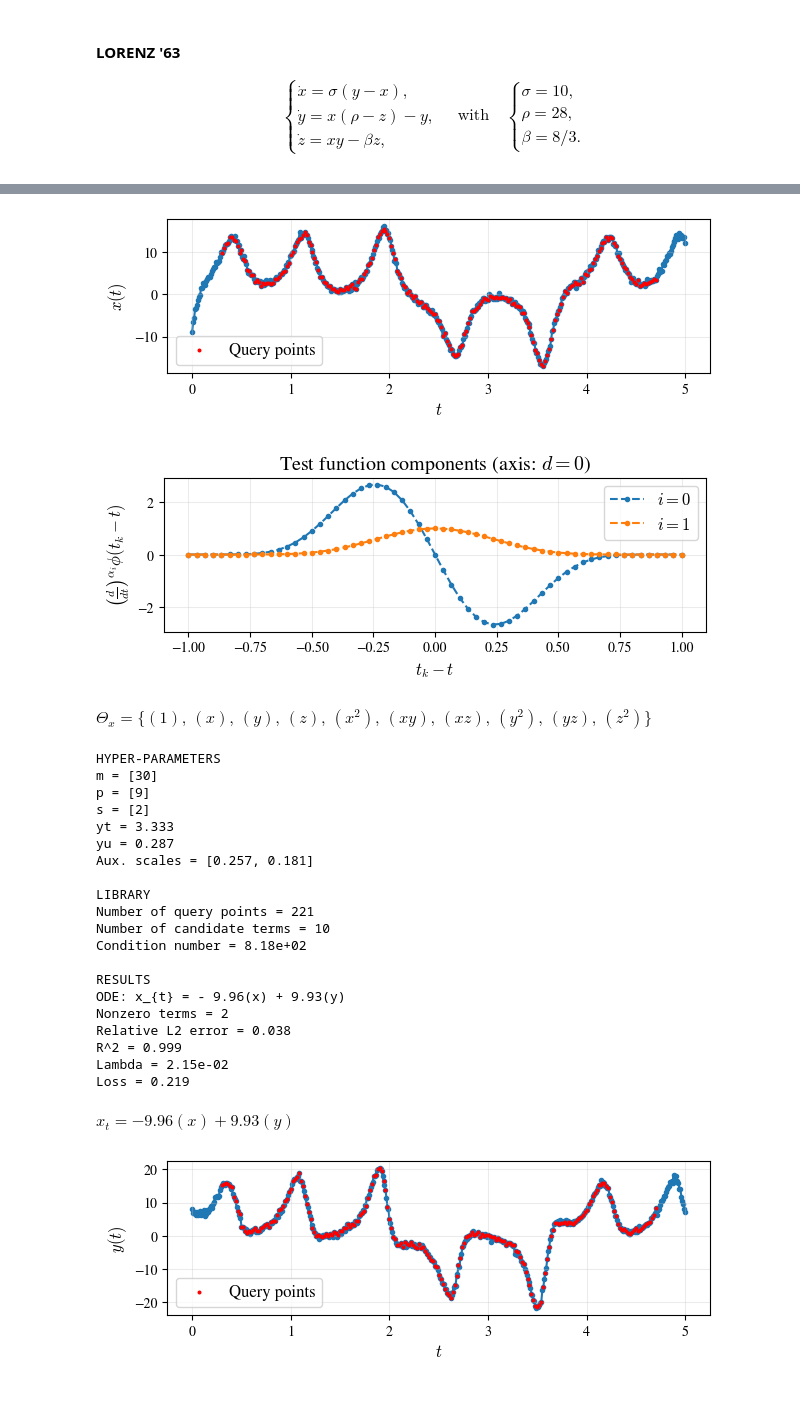
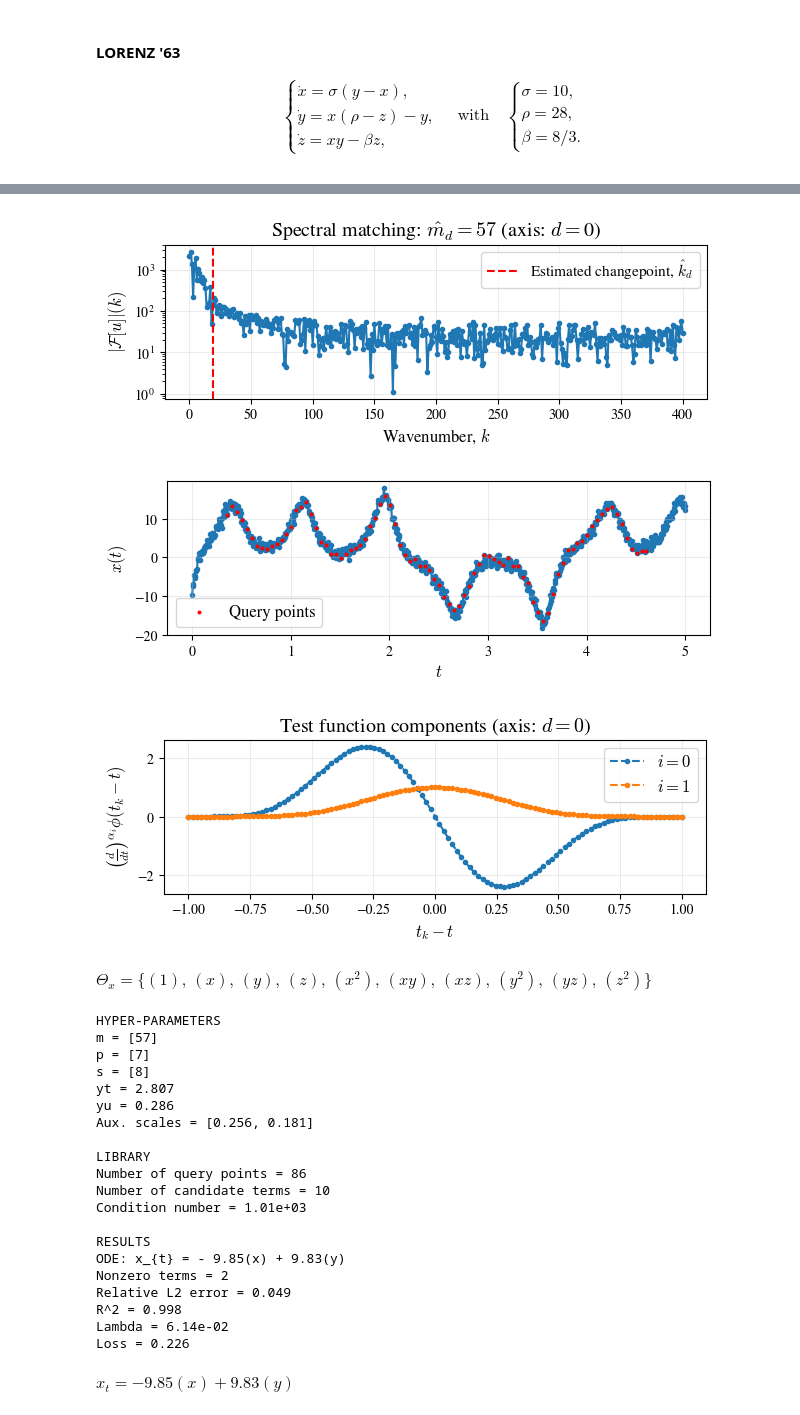
Before and after one commit to SethMinor/PyWSINDy-for-PDEs, a Jupyter notebook: examples/wsindy_ode_examples.ipynb, the cells around one changed output, grey strips where cells are left out. Saved outputs shown, nothing was run; the diff lists cells and outputs as text; code cells hidden in the pictures.

```diff
--- a/examples/wsindy_ode_examples.ipynb
+++ b/examples/wsindy_ode_examples.ipynb
@@ -74,7 +74,7 @@ def fit_wsindy_odes(states, t, names, beta, m=None, s=None, Lambda=None, rescale
     V = [states[j] for j in aux_inds]
     local_names = [names[i]] + [names[j] for j in aux_inds]
 
-    model = fit_wsindy_ode(Ui, V, local_names, t, beta, m, s, Lambda, rescale, verbosity)
+    model = fit_wsindy_ode(Ui, V, local_names, t, beta, m=m, s=s, Lambda=Lambda, rescale=rescale, verbosity=verbosity)
     models.append(model)
   return models
 # %% [markdown]
@@ -300,21 +322,22 @@ $$\begin{align*}
 \end{align*}$$
 # %%
 # Generate data
-t = torch.linspace(0, 5, 501)
+t = torch.linspace(0, 5, 801)
 
 sigma, rho, beta = 10.0, 28.0, 8/3
 def lorenz_rhs(t, z):
   x,y,z0 = z
   return [sigma*(y-x), x*(rho-z0)-y, x*y-beta*z0]
-sol = solve_ivp(lorenz_rhs, (t[0], t[-1]), [-8.0, 8.0, 27.0], t_eval=t, rtol=1e-12, atol=1e-12, method='DOP853')
+sol = solve_ivp(lorenz_rhs, (t[0], t[-1]), [-8.0, 8.0, 27.0], t_eval=t, **solver_params)
 lorenz_clean = convert_to_torch(sol)
 
 # Add noise and plot
-noise = 0.05
+#noise = 0.05
+noise = 0.1
 names = ['x','y','z']
 title = f"Lorenz '63 ({noise*100:.0f}% noise)"
 torch.manual_seed(0)
 
 [x,y,z] = add_noise_to_states(lorenz_clean, noise)
-plot_states_ode(t, [x,y,z], names, title, ls='.', alpha=0.7)
+plot_states_ode(t, [x,y,z], names, title, ls='.', alpha=0.6)
 # %% [output]
@@ -322,41 +345,41 @@ plot_states_ode(t, [x,y,z], names, title, ls='.', alpha=0.7)
 # %%
 # Run WSINDy
 states = [x,y,z]
 beta = [[0,0,0],
         [1,0,0],
         [0,1,0],
         [0,0,1],
         [2,0,0],
         [1,1,0],
         [1,0,1],
         [0,2,0],
         [0,1,1],
         [0,0,2]]
 
-models = fit_wsindy_odes(states, t, names, beta, m=[30], s=[2], verbosity=True, rescale=True)
+models = fit_wsindy_odes(states, t, names, beta, verbosity=True, rescale=True)
 # %% [output]
-[figure, old version]
+[figure, new version]
-[figure, old version]
+[figure, new version]
+[figure, new version]
 $\displaystyle \Theta_{x}=\{(1), \, (x), \, (y), \, (z), \, (x^2), \, (x y), \, (x z), \, (y^2), \, (y z), \, (z^2)\}$
 HYPER-PARAMETERS
-m = [30]
-p = [9]
-s = [2]
-yt = 3.333
-yu = 0.287
-Aux. scales = [0.257, 0.181]
+m = [57]
+p = [7]
+s = [8]
+yt = 2.807
+yu = 0.286
+Aux. scales = [0.256, 0.181]
 
 LIBRARY
-Number of query points = 221
+Number of query points = 86
 Number of candidate terms = 10
-Condition number = 8.18e+02
+Condition number = 1.01e+03
 
 RESULTS
-ODE: x_{t} = - 9.96(x) + 9.93(y)
+ODE: x_{t} = - 9.85(x) + 9.83(y)
 Nonzero terms = 2
-Relative L2 error = 0.038
-R^2 = 0.999
-Lambda = 2.15e-02
-Loss = 0.219
+Relative L2 error = 0.049
+R^2 = 0.998
+Lambda = 6.14e-02
+Loss = 0.226
-$\displaystyle x_{t} = - 9.96(x) + 9.93(y)$
+$\displaystyle x_{t} = - 9.85(x) + 9.83(y)$
-[figure, old version]
```
Also changed, not shown: parts of 20 cells of this notebook, 1 other file.
